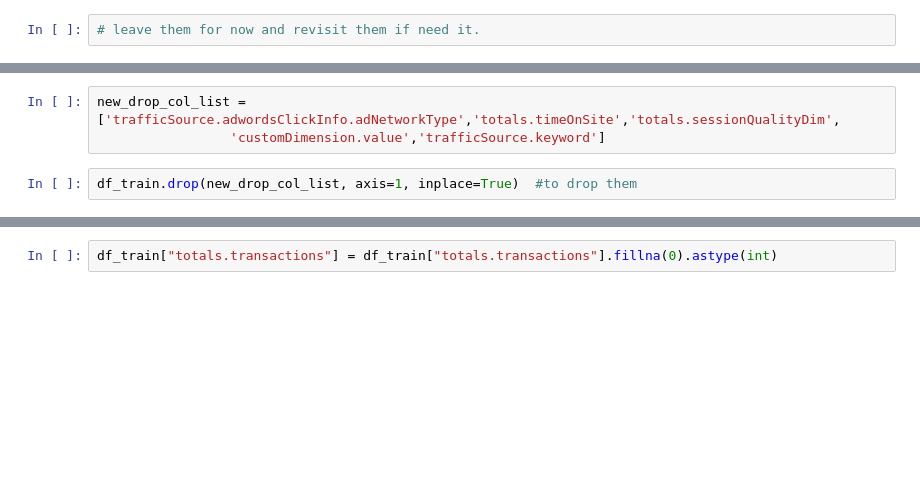
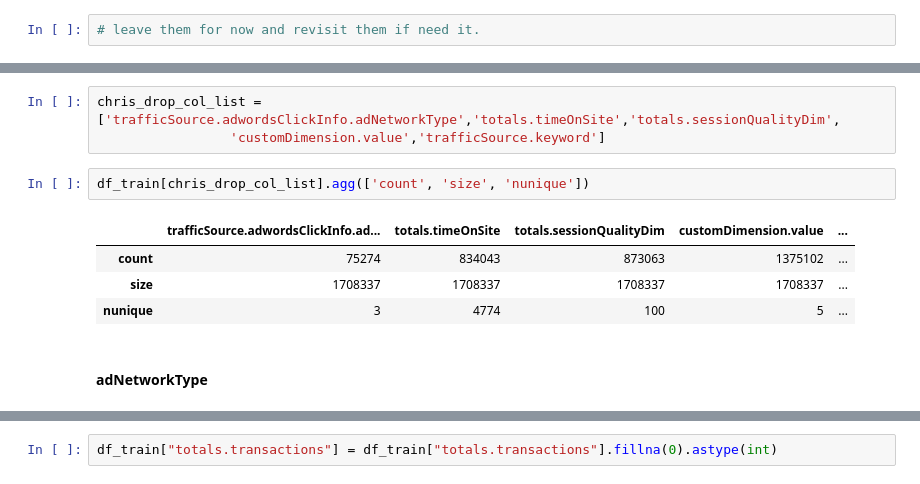
Before and after one commit to AsiMrz/MAYC_ML_Revenue_Prediction, a Jupyter notebook: Cleaning_Data.ipynb, the cells around one changed output, grey strips where cells are left out. Drawn from its saved outputs; the diff is of its cells as text; blank space fills up the shorter version.

```diff
--- a/Cleaning_Data.ipynb
+++ b/Cleaning_Data.ipynb
@@ -376,5 +392,12 @@ I will convert and fill trafficSource.adwordsClickInfo.isVideoAd and trafficSour
 # %%
-new_drop_col_list = ['trafficSource.adwordsClickInfo.adNetworkType','totals.timeOnSite','totals.sessionQualityDim',
+chris_drop_col_list = ['trafficSource.adwordsClickInfo.adNetworkType','totals.timeOnSite','totals.sessionQualityDim',
                  'customDimension.value','trafficSource.keyword']
-# %%
-df_train.drop(new_drop_col_list, axis=1, inplace=True)  #to drop them
+# %%
+df_train[chris_drop_col_list].agg(['count', 'size', 'nunique'])
+# %% [output]
+|  | trafficSource.adwordsClickInfo.ad... | totals.timeOnSite | totals.sessionQualityDim | customDimension.value | ... |
+| count | 75274 | 834043 | 873063 | 1375102 | ... |
+| size | 1708337 | 1708337 | 1708337 | 1708337 | ... |
+| nunique | 3 | 4774 | 100 | 5 | ... |
+# %% [markdown]
+#### adNetworkType
```
Also changed, not shown: parts of 39 cells of this notebook.
